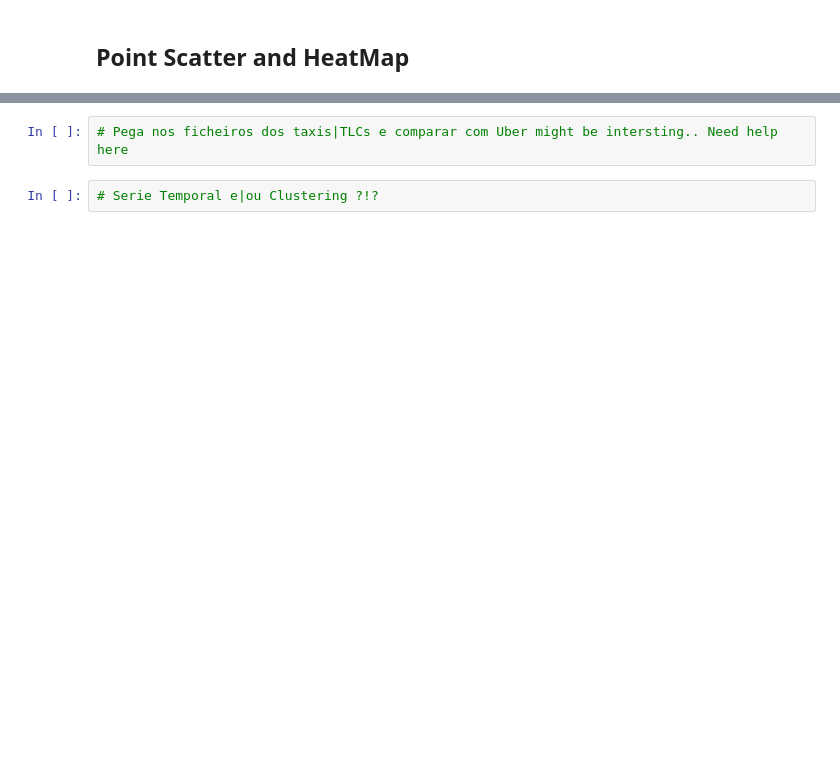
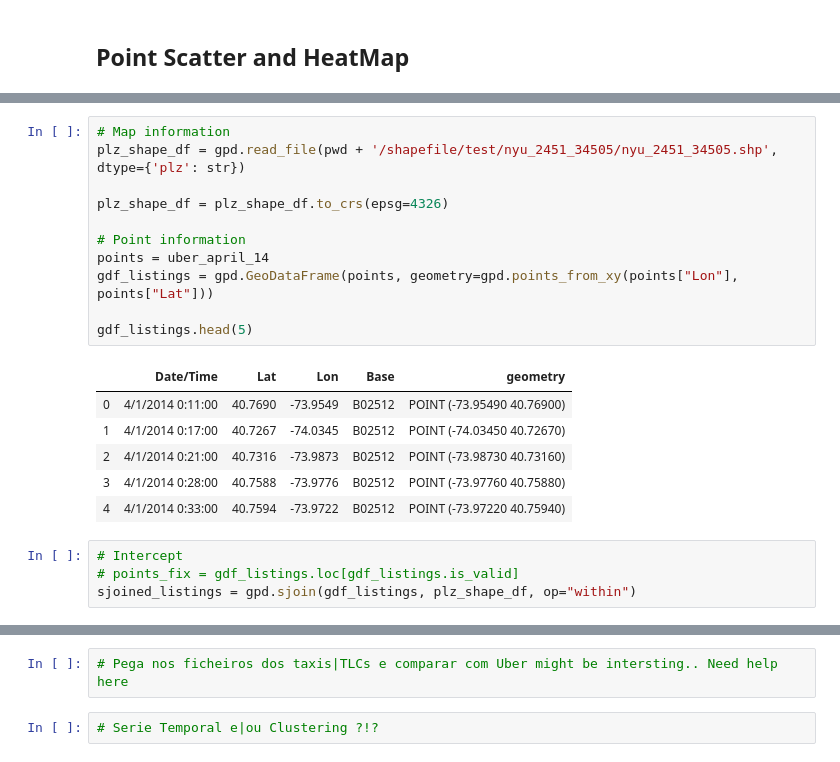
Before and after one commit to pedroalexribeiro/University-SGD, a Jupyter notebook: script.ipynb, the cells around one changed output, grey strips where cells are left out. Saved outputs shown, nothing was run; the diff lists cells and outputs as text; blank space fills up the shorter version.

```diff
--- a/script.ipynb
+++ b/script.ipynb
@@ -159,0 +160,22 @@ avg_rides_per_day
+# %%
+# Map information
+plz_shape_df = gpd.read_file(pwd + '/shapefile/test/nyu_2451_34505/nyu_2451_34505.shp', dtype={'plz': str})
+
+plz_shape_df = plz_shape_df.to_crs(epsg=4326)
+
+# Point information
+points = uber_april_14
+gdf_listings = gpd.GeoDataFrame(points, geometry=gpd.points_from_xy(points["Lon"], points["Lat"]))
+
+gdf_listings.head(5)
+# %% [output]
+|  | Date/Time | Lat | Lon | Base | geometry |
+| 0 | 4/1/2014 0:11:00 | 40.7690 | -73.9549 | B02512 | POINT (-73.95490 40.76900) |
+| 1 | 4/1/2014 0:17:00 | 40.7267 | -74.0345 | B02512 | POINT (-74.03450 40.72670) |
+| 2 | 4/1/2014 0:21:00 | 40.7316 | -73.9873 | B02512 | POINT (-73.98730 40.73160) |
+| 3 | 4/1/2014 0:28:00 | 40.7588 | -73.9776 | B02512 | POINT (-73.97760 40.75880) |
+| 4 | 4/1/2014 0:33:00 | 40.7594 | -73.9722 | B02512 | POINT (-73.97220 40.75940) |
+# %%
+# Intercept
+# points_fix = gdf_listings.loc[gdf_listings.is_valid]
+sjoined_listings = gpd.sjoin(gdf_listings, plz_shape_df, op="within")
```
Also changed, not shown: parts of 12 cells of this notebook, 1 other file.
